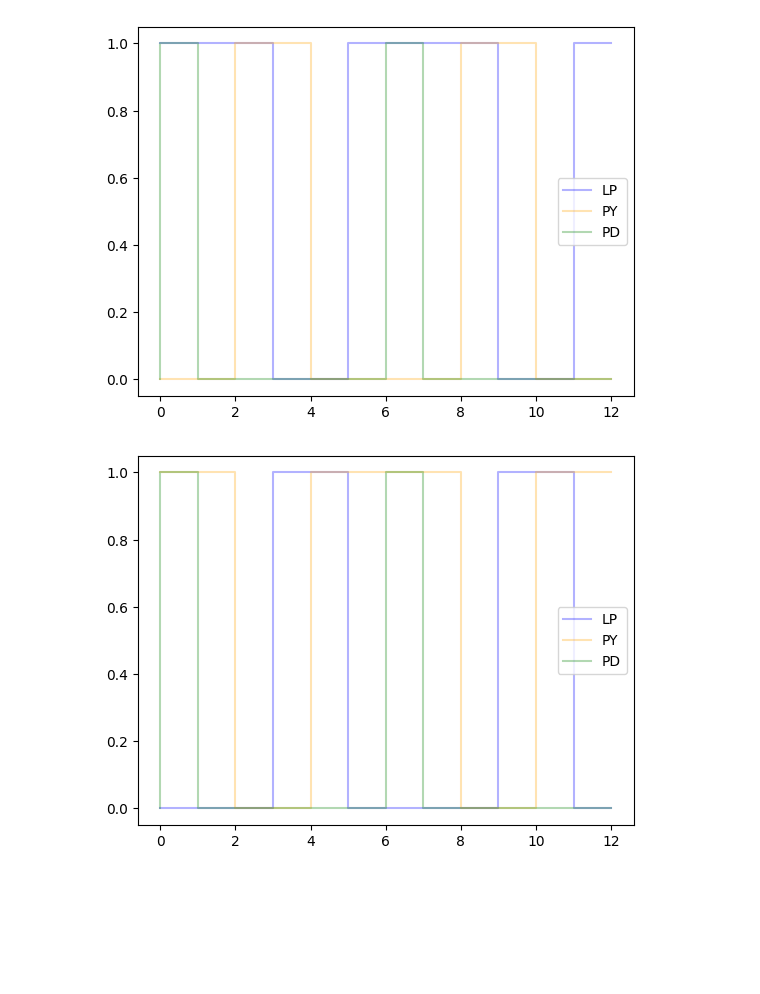
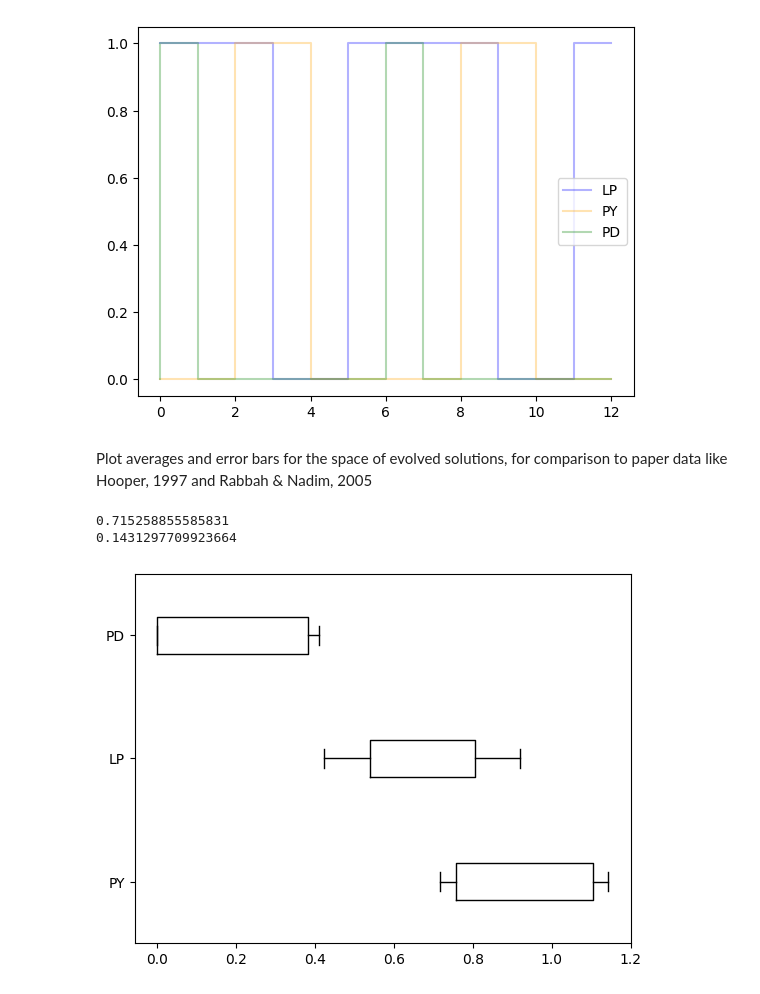
Before and after one commit to ljstolting/EvolvingHP, a Jupyter notebook: Cpp/startendcombinations.ipynb, the cells around one changed output. Saved outputs shown, nothing was run; the diff lists cells and outputs as text; code cells hidden in the pictures; blank space fills up the shorter version.

```diff
--- a/Cpp/startendcombinations.ipynb
+++ b/Cpp/startendcombinations.ipynb
@@ -241,7 +304,23 @@ for i in range(len(ignored_combos)):
 [figure]
 [figure]
 [figure]
-# %%
-drawpyloricarchetype(np.array([4, 5, 3, 0, 2, 1]))
-# %% [output]
-[figure, removed]
+# %% [markdown]
+Plot averages and error bars for the space of evolved solutions, for comparison to paper data like Hooper, 1997 and Rabbah & Nadim, 2005
+# %%
+print(np.min(phases[:,2]))
+print(np.max(phases[:,3]))
+# %% [output]
+0.715258855585831
+0.1431297709923664
+# %%
+stats = [
+    {'med': np.average(phases[:,2]), 'q1': np.average(phases[:,2]), 'q3': np.average(phases[:,3])+1, 'whislo': np.min(phases[:,2]), 'whishi': np.max(phases[:,3])+1,'label':'PY'},  #PY
+    {'med': np.average(phases[:,0]), 'q1': np.average(phases[:,0]), 'q3': np.average(phases[:,1]), 'whislo': np.min(phases[:,0]), 'whishi': np.max(phases[:,1]),'label':'LP'}, #LP
+    {'med': np.average(phases[:,4]), 'q1': np.average(phases[:,4]), 'q3': np.average(phases[:,5]), 'whislo': np.min(phases[:,4]), 'whishi': np.max(phases[:,5]),'label':'PD'} #PD
+]
+
+_, ax = plt.subplots();
+ax.bxp(stats,showfliers=False,vert=False,medianprops={'linewidth': 0})
+plt.show()
+# %% [output]
+[figure, added]
```
Also changed, not shown: parts of 11 cells of this notebook.
